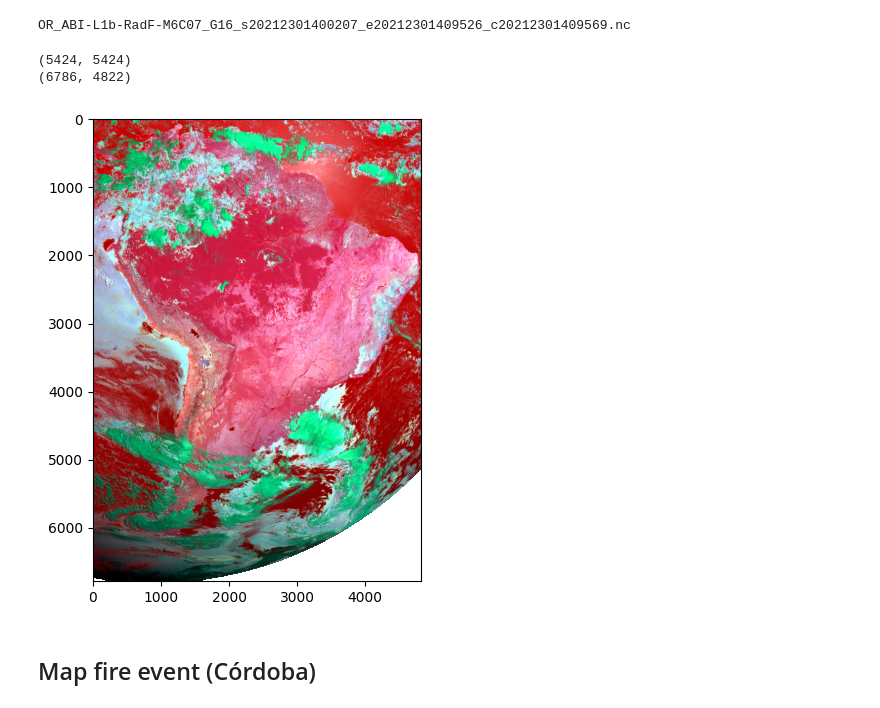
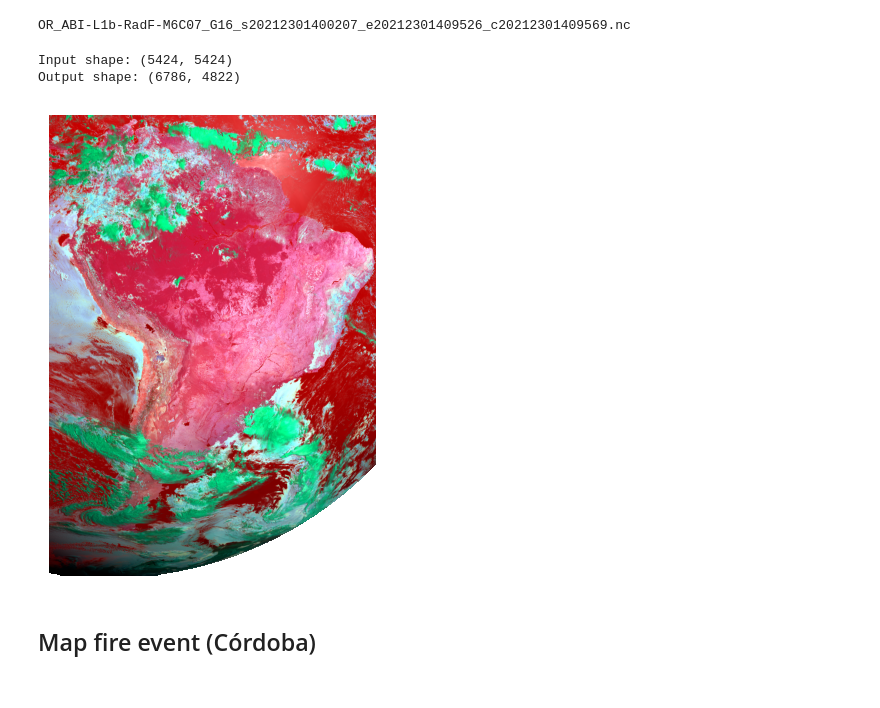
Before and after one commit to francobarrionuevoenv21/MAIE_devs_pub, a Jupyter notebook: procs_goes_clean.ipynb, the cells around one changed output. Cells and saved outputs as stored; diff of their text form; code cells hidden in the pictures.

```diff
--- a/procs_goes_clean.ipynb
+++ b/procs_goes_clean.ipynb
@@ -265,10 +264,10 @@ band7_toBT = num_bt/den_bt
 
 # Resample band 7
 band7_toBT = band7_toBT.rio.write_crs(goes_band.Rad.rio.crs)
-print(band7_toBT.shape)
+print('Input shape:', band7_toBT.shape)
 band7_toBT_res = resampling_xarray(band_org, band7_toBT) # resample to band 1 (band_org)
-print(band7_toBT_res.shape)
+print('Output shape:', band7_toBT_res.shape)
 # %% [output]
-(5424, 5424)
-(6786, 4822)
+Input shape: (5424, 5424)
+Output shape: (6786, 4822)
 # %%
@@ -283,16 +283,16 @@ bands_1to7['band7_BT'] = bands_1to7['band7_BT'].rio.write_crs(band_org.rio.crs)
 # %%
 # Extract bands data and plot
 band_r = bands_1to7.band7_BT.values
 band_g = bands_1to7.band6_refl.values
 band_b = bands_1to7.band5_refl.values
 
 ## Store bands values in a single array
 array = np.array([band_r, band_g, band_b])
 
 ## Plot bands composition
-#plot_rgb(array, p = 3)
+plot_rgb(array, p = 3)
 # %% [output]
-[figure, old version]
+[figure, new version]
 # %% [markdown]
 ## Map fire event (Córdoba)
 # %%
```
Also changed, not shown: parts of 4 cells of this notebook.
